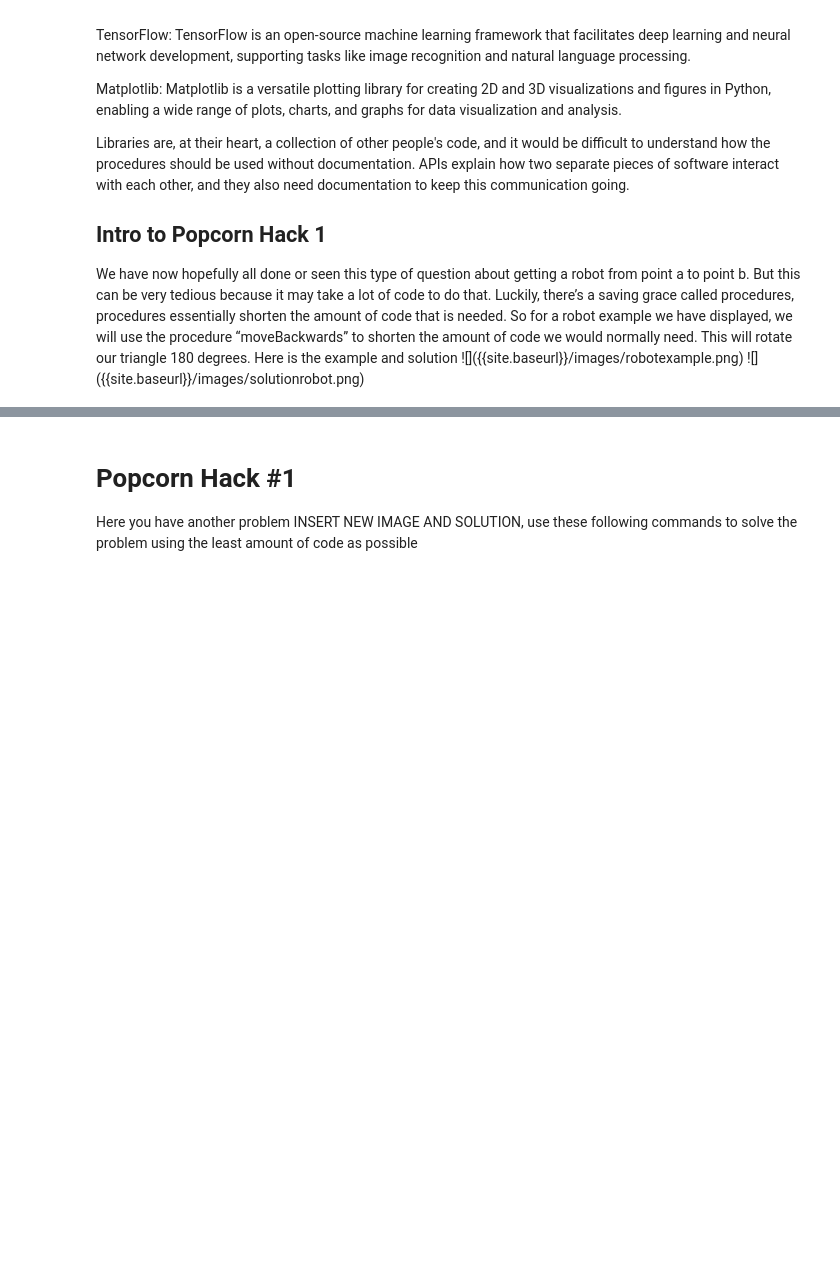
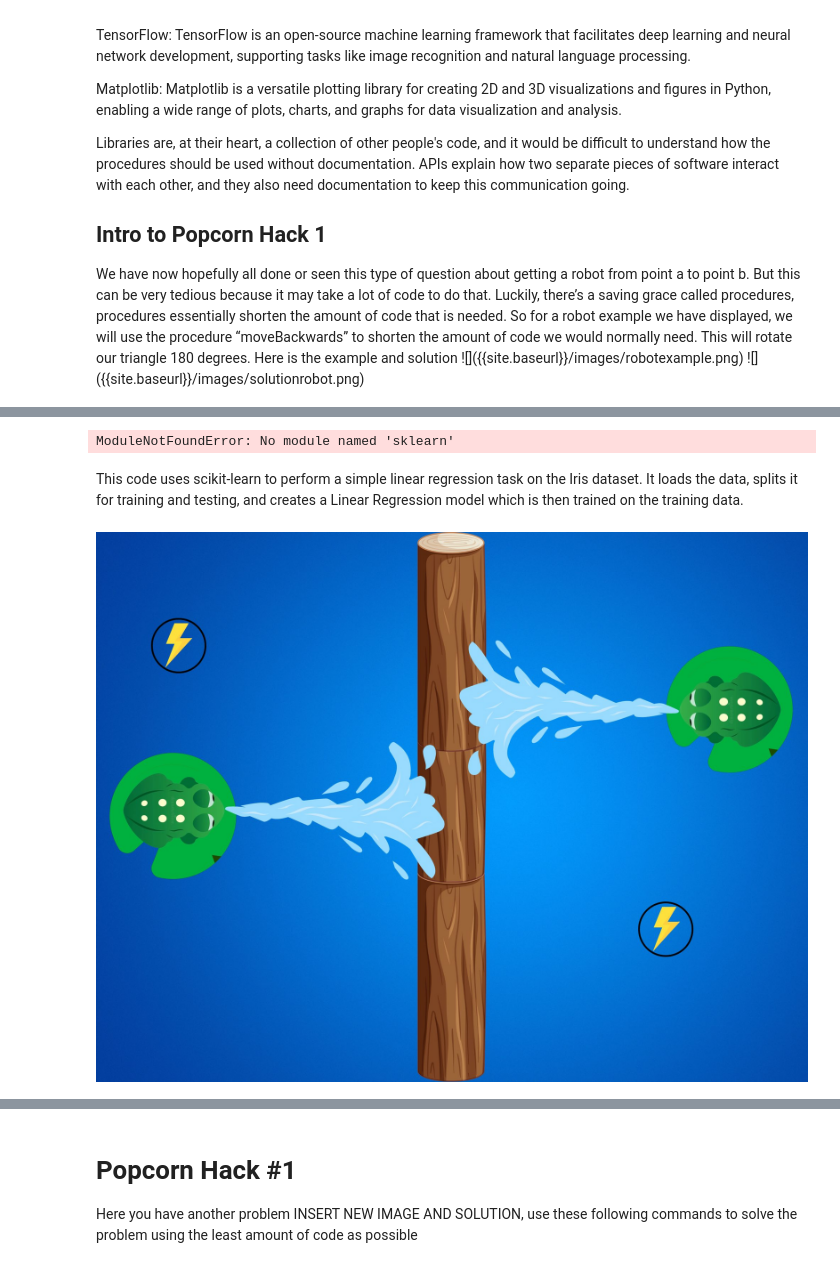
Before and after one commit to LincolnC2008/student3, a Jupyter notebook: _notebooks/2023-10-21-teamteach.ipynb, the cells around one changed output, grey strips where cells are left out. Saved outputs shown, nothing was run; the diff lists cells and outputs as text; code cells hidden in the pictures; blank space fills up the shorter version.

```diff
--- a/_notebooks/2023-10-21-teamteach.ipynb
+++ b/_notebooks/2023-10-21-teamteach.ipynb
@@ -44,0 +65,22 @@ MOVE_FORWARD()
+# %%
+from sklearn import datasets
+from sklearn.model_selection import train_test_split
+from sklearn.linear_model import LinearRegression
+
+# Example usage:
+iris = datasets.load_iris()
+X_train, X_test, y_train, y_test = train_test_split(iris.data, iris.target, test_size=0.2, random_state=42)
+model = LinearRegression()
+model.fit(X_train, y_train)
+# %% [output]
+ModuleNotFoundError: No module named 'sklearn'
+# %% [markdown]
+This code uses scikit-learn to perform a simple linear regression task on the Iris dataset. It loads the data, splits it for training and testing, and creates a Linear Regression model which is then trained on the training data.
+# %%
+from PIL import Image
+
+# Example usage:
+image = Image.open('/home/lincolnc2008/vscode/student3/images/frog-game.jpg')#This is the path of the image
+image.show()
+# %% [output]
+[figure, added]
```
Also changed, not shown: parts of 11 cells of this notebook, 2 other files.
